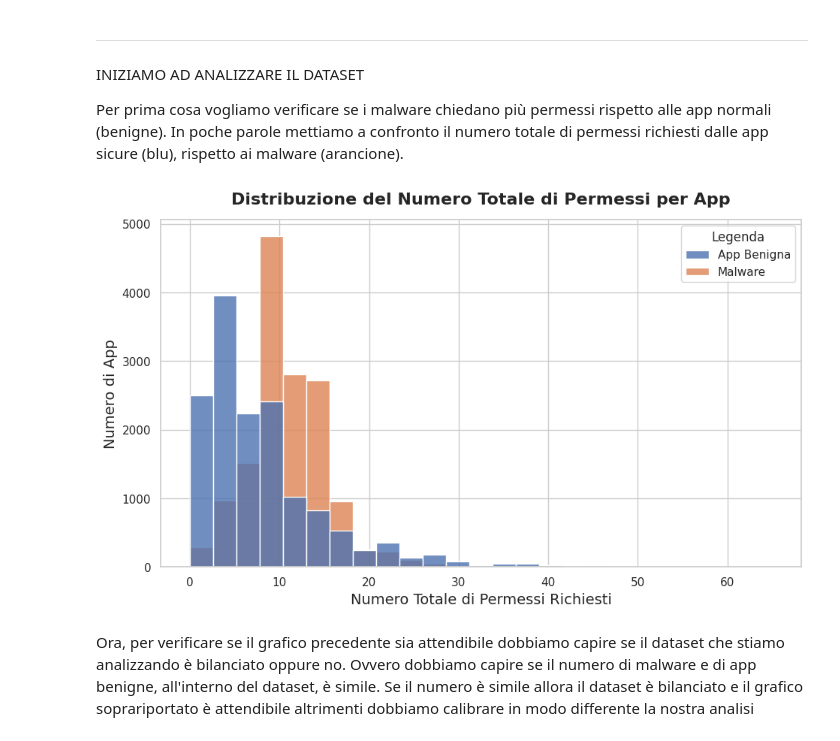
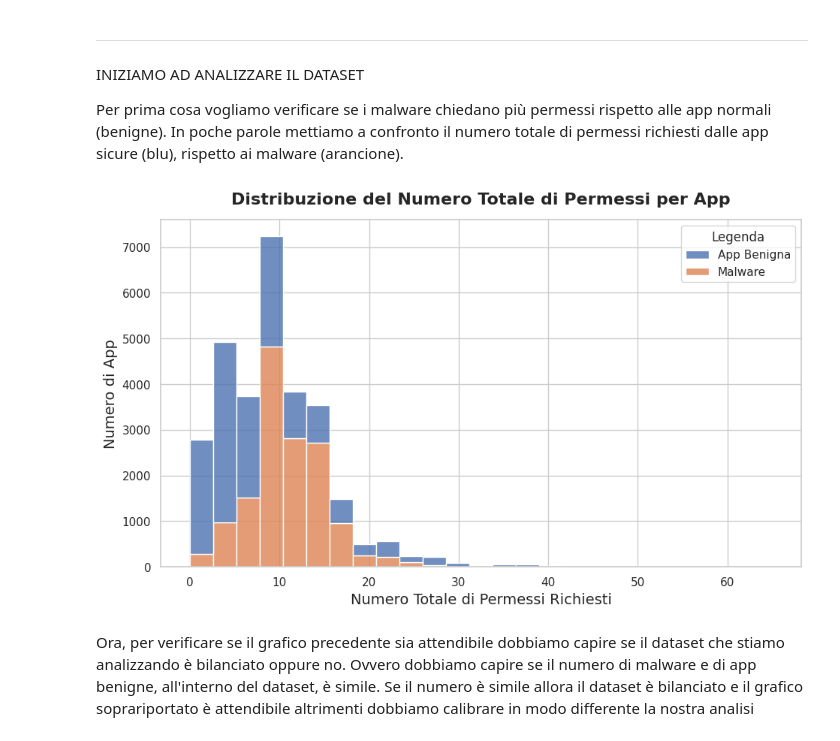
Before and after one commit to stefa54sm-ai/Analisi-DataSet, a Jupyter notebook: Analisi_Dataset.ipynb, the cells around one changed output. Cells and saved outputs as stored; diff of their text form; code cells hidden in the pictures.

```diff
--- a/Analisi_Dataset.ipynb
+++ b/Analisi_Dataset.ipynb
@@ -106,35 +106,35 @@ df = pd.concat([X, y], axis=1)
 # 0 = App Benigna (blu), 1 = Malware (arancione/rosso)
 df['Legenda'] = df['Result'].map({0: 'App Benigna', 1: 'Malware'})
 
 # Calcoliamo una nuova colonna: quanti permessi richiede in totale ciascuna app?
 # Sommiamo i valori (1) di tutte le colonne dei permessi per ogni riga
 df['total_permissions'] = X.sum(axis=1)
 
 # Impostiamo lo stile pulito
 sns.set_theme(style="whitegrid")
 plt.figure(figsize=(11, 6))
 
 # Creiamo l'istogramma suddividendo i colori in base al target ('Result': malware vs benigno)
 # 'multiple="stack"' impila le barre per vedere il totale complessivo e la proporzione
 sns.histplot(
     data=df,
     x='total_permissions',
     hue='Legenda',          # Colora diversamente in base al risultato (malware o no)
     bins=25,
-    multiple="layer",
+    multiple="stack",
     palette=['#4C72B0', '#DD8452'],
     alpha=0.8
 )
 
 # Aggiungiamo titolo ed etichette
 plt.title('Distribuzione del Numero Totale di Permessi per App', fontsize=16, pad=15, fontweight='bold')
 plt.xlabel('Numero Totale di Permessi Richiesti', fontsize=14)
 plt.ylabel('Numero di App', fontsize=14)
 
 # Mostriamo il grafico
 plt.show()
 # %% [output]
-[figure, old version]
+[figure, new version]
 # %% [markdown]
 Ora, per verificare se il grafico precedente sia attendibile dobbiamo capire se il dataset che stiamo analizzando è bilanciato oppure no. Ovvero dobbiamo capire se il numero di malware e di app benigne, all'interno del dataset, è simile. Se il numero è simile allora il dataset è bilanciato e il grafico soprariportato è attendibile altrimenti dobbiamo calibrare in modo differente la nostra analisi
 # %%
```
